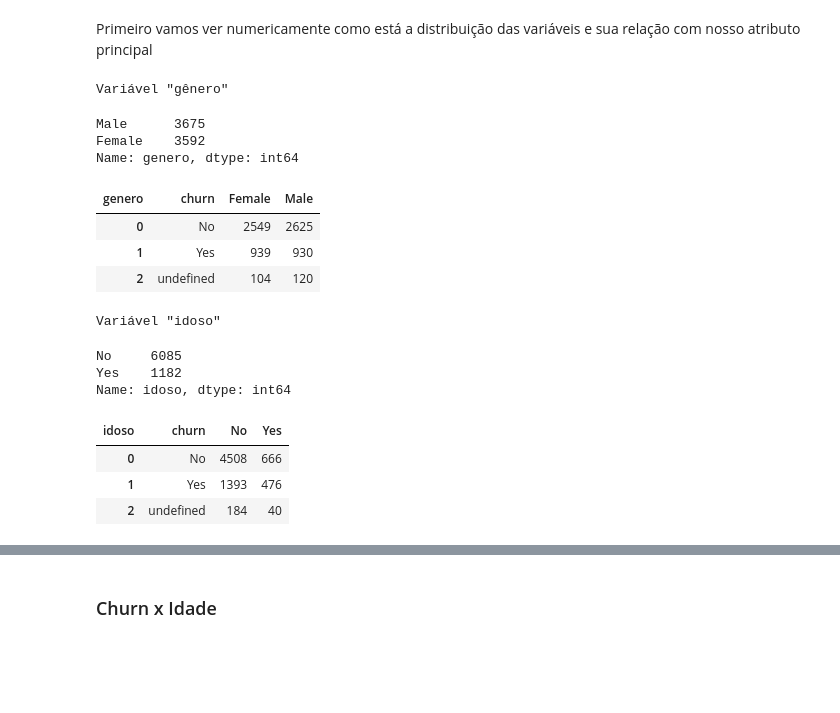
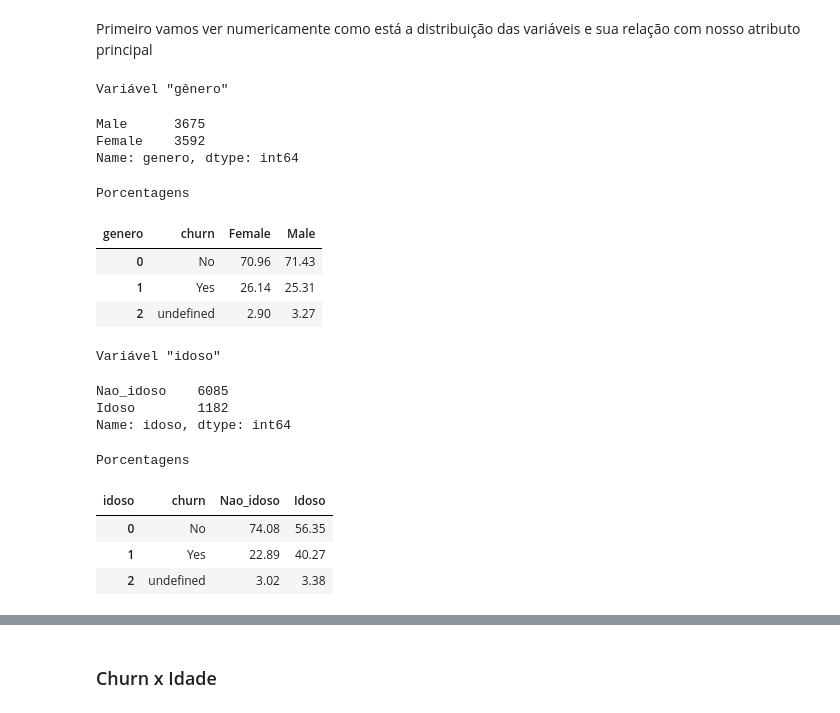
Before and after one commit to jackson-simionato/challenge_alura_DS01, a Jupyter notebook: week_2_challenge_alura_DS_2022_05.ipynb, the cells around one changed output, grey strips where cells are left out. Saved outputs shown, nothing was run; the diff lists cells and outputs as text; code cells hidden in the pictures; blank space fills up the shorter version.

```diff
--- a/week_2_challenge_alura_DS_2022_05.ipynb
+++ b/week_2_challenge_alura_DS_2022_05.ipynb
@@ -57,35 +60,45 @@ Primeiro vamos ver numericamente como está a distribuição das variáveis e su
 # %%
 from plotly.subplots import make_subplots
 
 print('Variável "gênero"')
 frequencia_genero = dados.genero.value_counts()
 cross_churn_genero = pd.crosstab(dados.churn, dados.genero).reset_index()
+cross_churn_genero.Female = round((cross_churn_genero.Female / cross_churn_genero.Female.sum()) * 100, 2)
+cross_churn_genero.Male = round((cross_churn_genero.Male / cross_churn_genero.Male.sum()) * 100, 2)
 display(frequencia_genero)
+print('Porcentagens')
 display(cross_churn_genero)
 print('\n')
 
 print('Variável "idoso"')
 frequencia_idoso = dados.idoso.value_counts()
+frequencia_idoso.rename(index={'No':'Nao_idoso','Yes':'Idoso'}, inplace=True)
 cross_churn_idoso = pd.crosstab(dados.churn, dados.idoso).reset_index()
+cross_churn_idoso.rename(columns={'No':'Nao_idoso','Yes':'Idoso'}, inplace=True)
+cross_churn_idoso.Nao_idoso = round((cross_churn_idoso.Nao_idoso / cross_churn_idoso.Nao_idoso.sum()) * 100, 2)
+cross_churn_idoso.Idoso = round((cross_churn_idoso.Idoso / cross_churn_idoso.Idoso.sum()) * 100, 2)
 display(frequencia_idoso)
+print('Porcentagens')
 display(cross_churn_idoso)
 # %% [output]
 Variável "gênero"
 Male      3675
 Female    3592
 Name: genero, dtype: int64
+Porcentagens
 | genero | churn | Female | Male |
-| 0 | No | 2549 | 2625 |
-| 1 | Yes | 939 | 930 |
-| 2 | undefined | 104 | 120 |
+| 0 | No | 70.96 | 71.43 |
+| 1 | Yes | 26.14 | 25.31 |
+| 2 | undefined | 2.90 | 3.27 |
-Variável "idoso"
-No     6085
-Yes    1182
-Name: idoso, dtype: int64
+Variável "idoso"
+Nao_idoso    6085
+Idoso        1182
+Name: idoso, dtype: int64
+Porcentagens
-| idoso | churn | No | Yes |
-| 0 | No | 4508 | 666 |
-| 1 | Yes | 1393 | 476 |
-| 2 | undefined | 184 | 40 |
+| idoso | churn | Nao_idoso | Idoso |
+| 0 | No | 74.08 | 56.35 |
+| 1 | Yes | 22.89 | 40.27 |
+| 2 | undefined | 3.02 | 3.38 |
 # %%
 bar1 = px.bar(x=frequencia_genero.index, y=frequencia_genero.values, labels={'x':'gênero','y':'count'}, text_auto=True, color=frequencia_genero.index, color_discrete_sequence=['black','goldenrod'])
 
```
Also changed, not shown: parts of 10 cells of this notebook.
